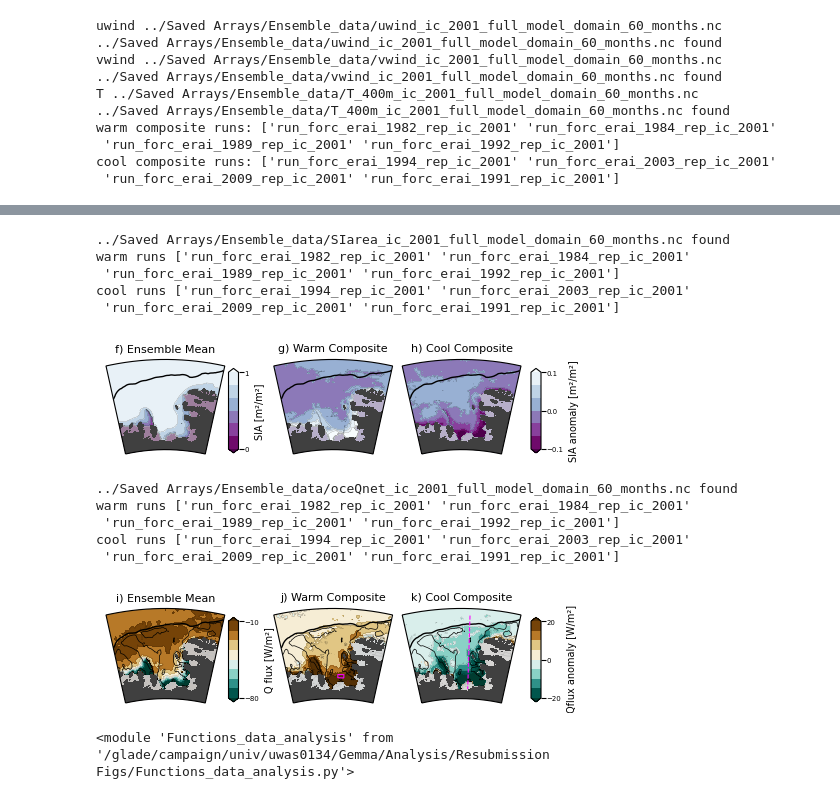
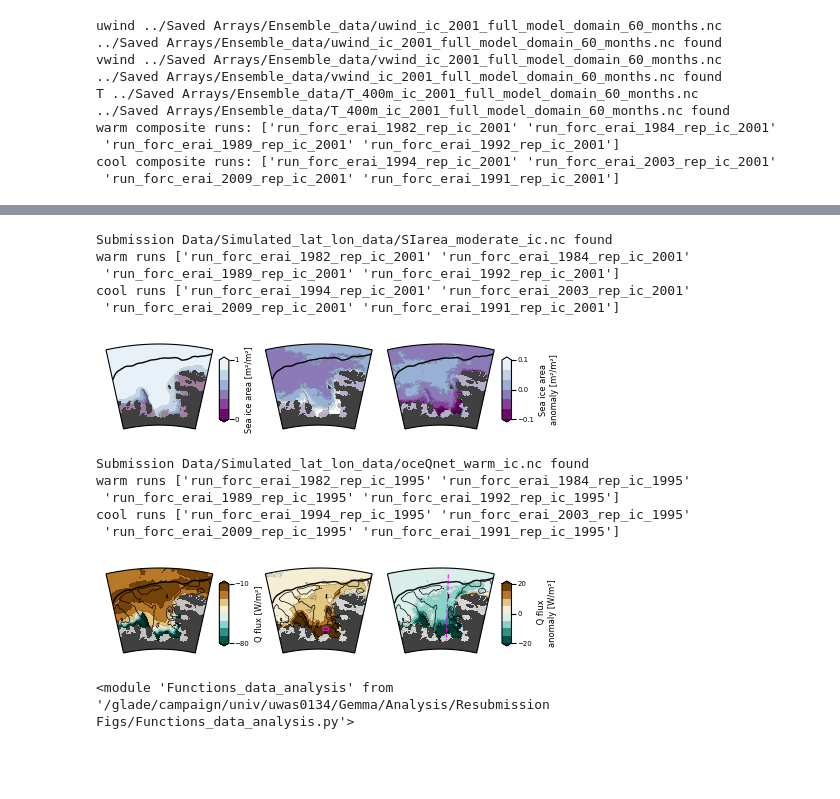
Before and after one commit to gemmaoc/OConnor_et_al_2025_analysis, a Jupyter notebook: Figure_2c-k_S2_wind_SIA_Q.ipynb, the cells around one changed output, grey strips where cells are left out. Drawn from its saved outputs; the diff is of its cells as text; code cells hidden in the pictures; blank space fills up the shorter version.

```diff
--- a/Figure_2c-k_S2_wind_SIA_Q.ipynb
+++ b/Figure_2c-k_S2_wind_SIA_Q.ipynb
@@ -192,11 +192,17 @@ fig.subplots_adjust(left=0.05,right=0.88,top=0.9,bottom=0.05,wspace=0.1,hspace=.
 # %%
 # Get SIA data for specified season
+
+ic_str = 'moderate' #moderate, warm, cool
 
 # season = 'winter'
 season = 'spring'
 
+exp_set_dict = {'moderate':'ic_2001','warm':'ic_1995','cool':'ic_2008'}
+exp_set = exp_set_dict[ic_str]
+runs = exp_set_dict_warm_order[exp_set]
+
 # Get all 60 months of data in all 10 runs
-fname = '../Saved Arrays/Ensemble_data/SIarea_'+exp_set+'_full_model_domain_60_months.nc'
+fname = 'Submission Data/Simulated_lat_lon_data/SIarea_'+ic_str+'_ic.nc'
 try:
     ds = xr.open_dataset(fname)
     sia_da = ds.SIarea
@@ -233,7 +239,7 @@ cool_sia_yr5_anom = cool_sia_yr5_runs.mean(dim='run')
 print('warm runs',warm_sia_yr5_runs.run.values)
 print('cool runs',cool_sia_yr5_runs.run.values)
 # %% [output]
-../Saved Arrays/Ensemble_data/SIarea_ic_2001_full_model_domain_60_months.nc found
+Submission Data/Simulated_lat_lon_data/SIarea_moderate_ic.nc found
 warm runs ['run_forc_erai_1982_rep_ic_2001' 'run_forc_erai_1984_rep_ic_2001'
  'run_forc_erai_1989_rep_ic_2001' 'run_forc_erai_1992_rep_ic_2001']
 cool runs ['run_forc_erai_1994_rep_ic_2001' 'run_forc_erai_2003_rep_ic_2001'
@@ -251,7 +257,7 @@ titles = ['f) Ensemble Mean', 'g) Warm Composite','h) Cool Composite']
 # cmap = LinearSegmentedColormap.from_list("custom_cmap", colors)
 
 fig = plt.figure()
-fig.set_size_inches((5,1.3))
+fig.set_size_inches((4.75,1))
 # Create GridSpec with extra columns for colorbars
 gs = GridSpec(1, 4, width_ratios=[1, 0.25, 1, 1], wspace=0.1)
 
@@ -276,7 +282,7 @@ for i in range(4):
                          transform=grid_proj, cmap='BuPu_r', extend='both')
         ax.contour(lons,lats,color_data_j,np.linspace(low_lims[j],hi_lims[j],7),colors='k',transform=grid_proj,linewidths=0.1,zorder=1)
         cf_maps.append(cf)
-        ax.set_title(titles[j], fontsize=8)
+        # ax.set_title(titles[j], fontsize=8)
 
         j += 1
         axes.append(ax)
@@ -285,47 +291,53 @@ for ax in axes:
     # Plot bathyemtry and ice and plot
     land_ice_ds = land_ice_ds.sel(lat=slice(lat1,lat2),lon=slice(lon1,lon2))
     lons,lats = land_ice_ds.lon, land_ice_ds.lat
     blevs = (1500,)
     ax.contour(lons,lats,land_ice_ds.bathy,blevs,colors='k',transform=grid_proj,linewidths=1,zorder=1)
     ax.contourf(lons,lats,land_ice_ds.all_ice,transform=grid_proj,colors=['lightgray']*2,alpha=0.6,zorder=2)
     ax.contourf(lons,lats,land_ice_ds.grounded_ice,transform=grid_proj,cmap='binary_r',zorder=2)
 
     # Set shape of map to match shape of data rather than a rectangle
     rect = mpath.Path([[lon1, lat2], [lon2, lat2],[lon2, lat1], [lon1, lat1], [lon1, lat2]]).interpolated(50)
     proj_to_data = ccrs.PlateCarree()._as_mpl_transform(ax) - ax.transData
     rect_in_target = proj_to_data.transform_path(rect)
     ax.set_boundary(rect_in_target)
     ax.set_xlim(rect_in_target.vertices[:,0].min(), rect_in_target.vertices[:,0].max())
     ax.set_ylim(rect_in_target.vertices[:,1].min(), rect_in_target.vertices[:,1].max())
 
 
 # Add colorbars
-cb_ax1 = fig.add_axes([0.295,0.12,0.02,0.65])
+cb_ax1 = fig.add_axes([0.275,0.12,0.02,0.65])
 cb1 = fig.colorbar(cf_maps[0], cax=cb_ax1, extend='both',orientation = 'vertical')
-cb1.set_label(label = 'SIA [m²/m²]', fontsize=7)
+cb1.set_label(label = 'Sea ice area [m²/m²]', fontsize=6)
 cb1.ax.tick_params(labelsize=5,pad=0.5)
 cb1.set_ticks([low_lims[0],hi_lims[0]])
 
-cb_ax2 = fig.add_axes([0.9,0.12,0.02,0.65])
+cb_ax2 = fig.add_axes([0.87,0.12,0.02,0.65])
 cb2 = fig.colorbar(cf_maps[2], cax=cb_ax2, extend='both',orientation = 'vertical')
-cb2.set_label(label = 'SIA anomaly [m²/m²]', fontsize=7)
+cb2.set_label(label = 'Sea ice area\nanomaly [m²/m²]', fontsize=6)
 cb2.ax.tick_params(labelsize=5,pad=0.5)
 cb2.set_ticks([low_lims[1],0,hi_lims[1]])
 
 
-fig.subplots_adjust(left=0.05,right=0.88,top=0.9,bottom=0.05,wspace=0.1,hspace=.05)
+fig.subplots_adjust(left=0.03,right=0.86,top=0.9,bottom=0.05,wspace=0.1,hspace=.05)
 
 plt.savefig('Plots/Figure_2fgh_sia_'+season+'.png',dpi=400)
 # %% [output]
-[figure, old version]
+[figure, new version]
 # %%
 # Get qflux data for specified season
 
 # season = 'winter'
 season = 'spring'
 
+ic_str = 'warm' #moderate, warm, cool
+
+exp_set_dict = {'moderate':'ic_2001','warm':'ic_1995','cool':'ic_2008'}
+exp_set = exp_set_dict[ic_str]
+runs = exp_set_dict_warm_order[exp_set]
+
 # Get all 60 months of data in all 10 runs
-fname = '../Saved Arrays/Ensemble_data/oceQnet_'+exp_set+'_full_model_domain_60_months.nc'
+fname = 'Submission Data/Simulated_lat_lon_data/oceQnet_'+ic_str+'_ic.nc'
 try:
     ds = xr.open_dataset(fname)
     q_da = ds.oceQnet
@@ -362,11 +374,11 @@ cool_q_yr5_anom = cool_q_yr5_runs.mean(dim='run')
 print('warm runs',warm_q_yr5_runs.run.values)
 print('cool runs',cool_q_yr5_runs.run.values)
 # %% [output]
-../Saved Arrays/Ensemble_data/oceQnet_ic_2001_full_model_domain_60_months.nc found
-warm runs ['run_forc_erai_1982_rep_ic_2001' 'run_forc_erai_1984_rep_ic_2001'
- 'run_forc_erai_1989_rep_ic_2001' 'run_forc_erai_1992_rep_ic_2001']
-cool runs ['run_forc_erai_1994_rep_ic_2001' 'run_forc_erai_2003_rep_ic_2001'
- 'run_forc_erai_2009_rep_ic_2001' 'run_forc_erai_1991_rep_ic_2001']
+Submission Data/Simulated_lat_lon_data/oceQnet_warm_ic.nc found
+warm runs ['run_forc_erai_1982_rep_ic_1995' 'run_forc_erai_1984_rep_ic_1995'
+ 'run_forc_erai_1989_rep_ic_1995' 'run_forc_erai_1992_rep_ic_1995']
+cool runs ['run_forc_erai_1994_rep_ic_1995' 'run_forc_erai_2003_rep_ic_1995'
+ 'run_forc_erai_2009_rep_ic_1995' 'run_forc_erai_1991_rep_ic_1995']
 # %%
 # Plot Qflux
 
@@ -377,7 +389,7 @@ titles = ['i) Ensemble Mean', 'j) Warm Composite','k) Cool Composite']
 
 
 fig = plt.figure()
-fig.set_size_inches((5,1.3))
+fig.set_size_inches((4.75,1))
 # Create GridSpec with extra columns for colorbars
 gs = GridSpec(1, 4, width_ratios=[1, 0.25, 1, 1], wspace=0.1)
 
@@ -402,7 +414,7 @@ for i in range(4):
                          transform=grid_proj, cmap='BrBG_r', extend='both')
         ax.contour(lons,lats,color_data_j,np.linspace(low_lims[j],hi_lims[j],9),colors='k',transform=grid_proj,linewidths=0.1,zorder=1)
         cf_maps.append(cf)
-        ax.set_title(titles[j], fontsize=8)
+        # ax.set_title(titles[j], fontsize=8)
 
         j += 1
         axes.append(ax)
@@ -442,24 +454,24 @@ lon = float(fda.lon_cross_dict['ET_2'][0])
 axes[2].plot([lon,lon],[-70.5,-75.8],transform = grid_proj,lw=0.8,color='magenta',linestyle='--')
 
 # Add colorbars
-cb_ax1 = fig.add_axes([0.295,0.12,0.02,0.65])
+cb_ax1 = fig.add_axes([0.275,0.12,0.02,0.65])
 cb1 = fig.colorbar(cf_maps[0], cax=cb_ax1, extend='both',orientation = 'vertical')
-cb1.set_label(label = 'Q flux [W/m²]', fontsize=7)
+cb1.set_label(label = 'Q flux [W/m²]', fontsize=6)
 cb1.ax.tick_params(labelsize=5,pad=0.5)
 cb1.set_ticks([low_lims[0],hi_lims[0]])
 
-cb_ax2 = fig.add_axes([0.9,0.12,0.02,0.65])
+cb_ax2 = fig.add_axes([0.87,0.12,0.02,0.65])
 cb2 = fig.colorbar(cf_maps[2], cax=cb_ax2, extend='both',orientation = 'vertical')
-cb2.set_label(label = ' Qflux anomaly [W/m²]', fontsize=7)
+cb2.set_label(label = ' Q flux\nanomaly [W/m²]', fontsize=6)
 cb2.ax.tick_params(labelsize=5,pad=0.5)
 cb2.set_ticks([low_lims[1],0,hi_lims[1]])
 
 
-fig.subplots_adjust(left=0.05,right=0.88,top=0.9,bottom=0.05,wspace=0.1,hspace=.05)
+fig.subplots_adjust(left=0.03,right=0.86,top=0.9,bottom=0.05,wspace=0.1,hspace=.05)
 
-# plt.savefig('Plots/Figure_2ijk_q_'+season+'.png',dpi=400)
+plt.savefig('Plots/Figure_2ijk_q_'+season+'.png',dpi=400)
 # %% [output]
-[figure, old version]
+[figure, new version]
 # %%
 import importlib
 importlib.reload(fda)
```
Also changed, not shown: parts of 3 cells of this notebook, 23 other files.
